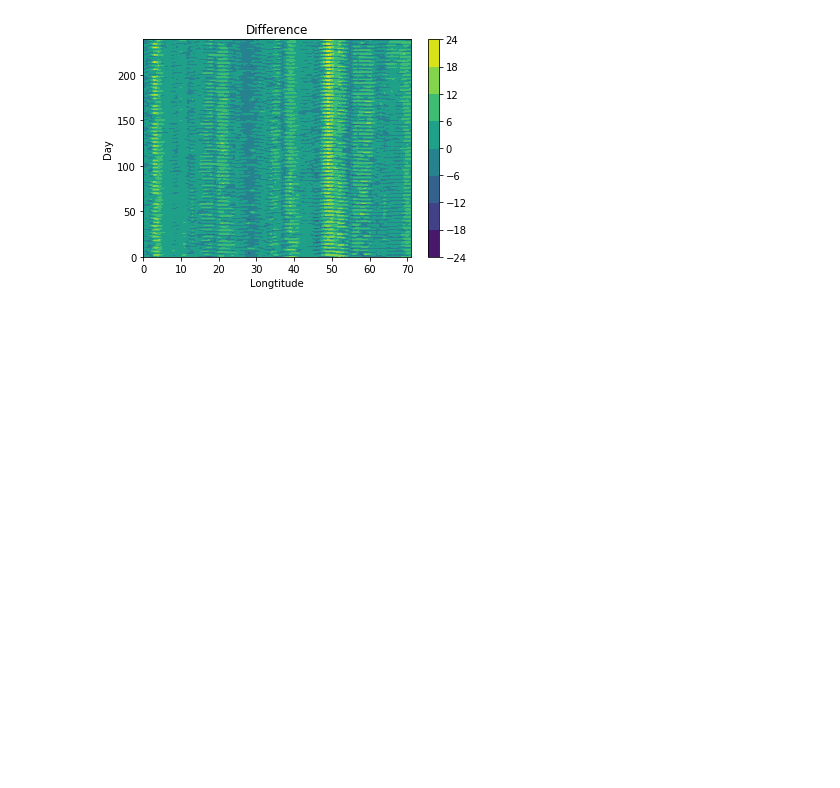
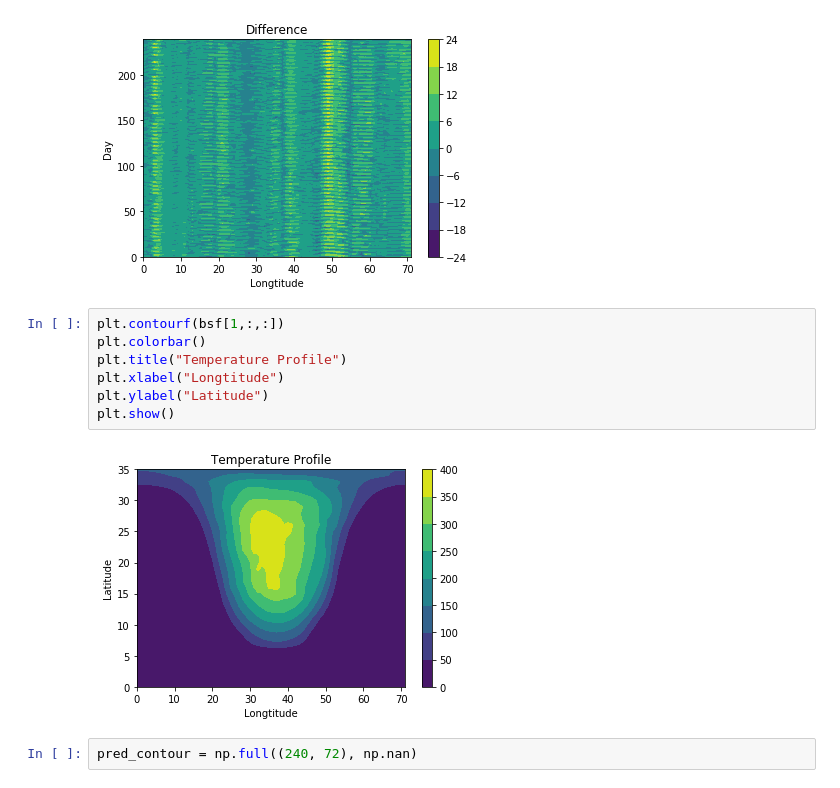
Before and after one commit to aremorov/mars_atmosphere_ML, a Jupyter notebook: ML2.ipynb, the cells around one changed output. Cells and saved outputs as stored; diff of their text form; blank space fills up the shorter version.

```diff
--- a/ML2.ipynb
+++ b/ML2.ipynb
@@ -406,3 +416,14 @@ plt.subplots_adjust(hspace=0.5)
 plt.show()
 # %% [output]
 [figure]
+# %%
+plt.contourf(bsf[1,:,:])
+plt.colorbar()
+plt.title("Temperature Profile")
+plt.xlabel("Longtitude")
+plt.ylabel("Latitude")
+plt.show()
+# %% [output]
+[figure, added]
+# %%
+pred_contour = np.full((240, 72), np.nan)
```
Also changed, not shown: parts of 15 cells of this notebook.
